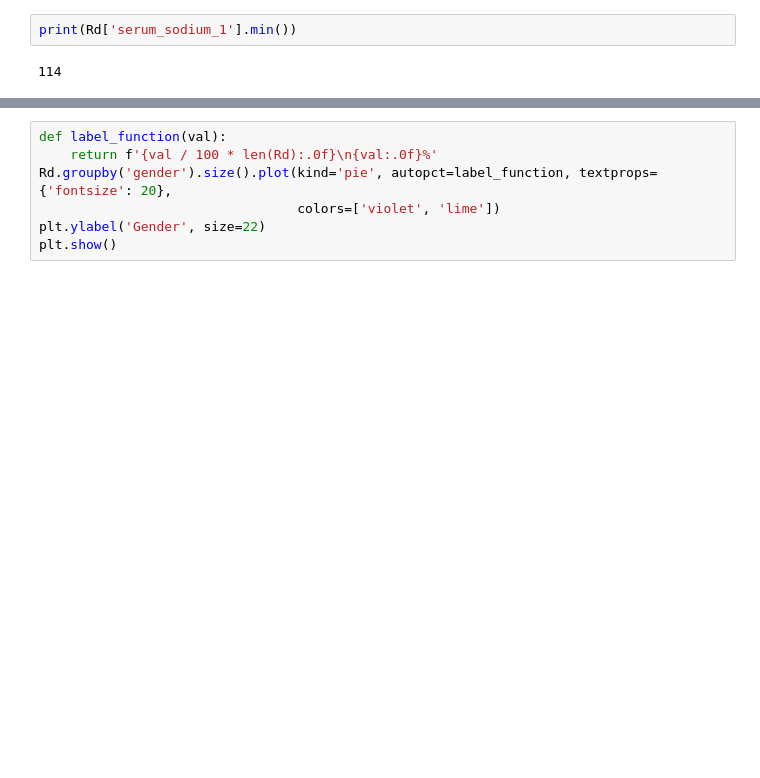
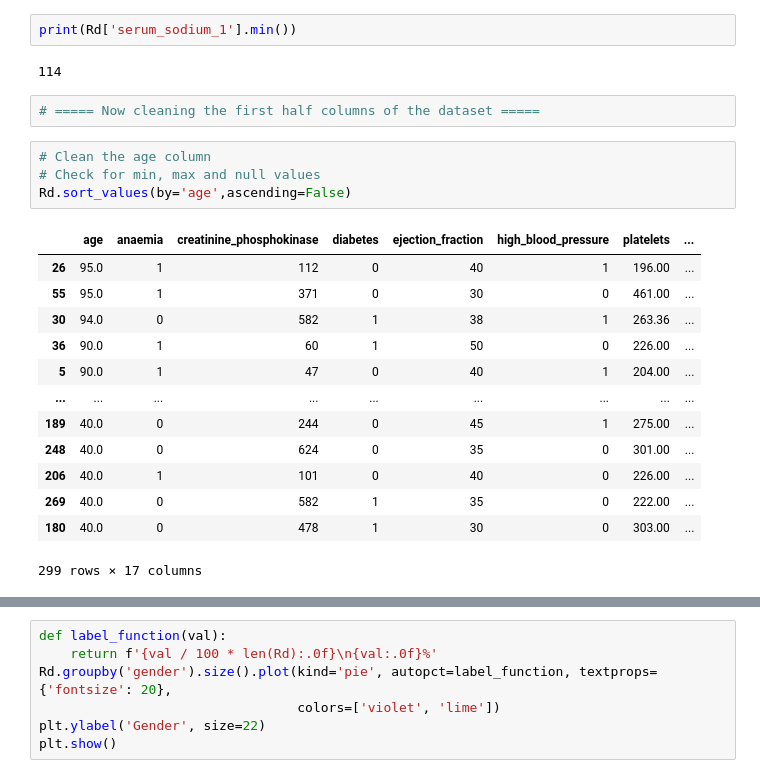
Before and after one commit to shantanu779/data_science, a Jupyter notebook: assignment2.ipynb, the cells around one changed output, grey strips where cells are left out. Drawn from its saved outputs; the diff is of its cells as text; blank space fills up the shorter version.

```diff
--- a/assignment2.ipynb
+++ b/assignment2.ipynb
@@ -251,3 +254,23 @@ Name: serum_sodium_1, dtype: int64
 print(Rd['serum_sodium_1'].min())
 # %% [output]
 114
+# %%
+# ===== Now cleaning the first half columns of the dataset =====
+# %%
+# Clean the age column
+# Check for min, max and null values
+Rd.sort_values(by='age',ascending=False)
+# %% [output]
+|  | age | anaemia | creatinine_phosphokinase | diabetes | ejection_fraction | high_blood_pressure | platelets | ... |
+| 26 | 95.0 | 1 | 112 | 0 | 40 | 1 | 196.00 | ... |
+| 55 | 95.0 | 1 | 371 | 0 | 30 | 0 | 461.00 | ... |
+| 30 | 94.0 | 0 | 582 | 1 | 38 | 1 | 263.36 | ... |
+| 36 | 90.0 | 1 | 60 | 1 | 50 | 0 | 226.00 | ... |
+| 5 | 90.0 | 1 | 47 | 0 | 40 | 1 | 204.00 | ... |
+| ... | ... | ... | ... | ... | ... | ... | ... | ... |
+| 189 | 40.0 | 0 | 244 | 0 | 45 | 1 | 275.00 | ... |
+| 248 | 40.0 | 0 | 624 | 0 | 35 | 0 | 301.00 | ... |
+| 206 | 40.0 | 1 | 101 | 0 | 40 | 0 | 226.00 | ... |
+| 269 | 40.0 | 0 | 582 | 1 | 35 | 0 | 222.00 | ... |
+| 180 | 40.0 | 0 | 478 | 1 | 30 | 0 | 303.00 | ... |
+299 rows × 17 columns
```
Also changed, not shown: parts of 18 cells of this notebook.
